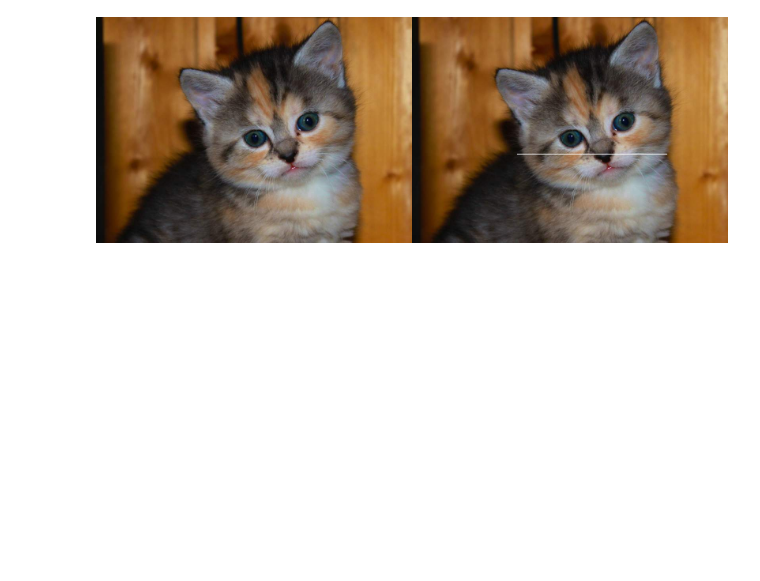
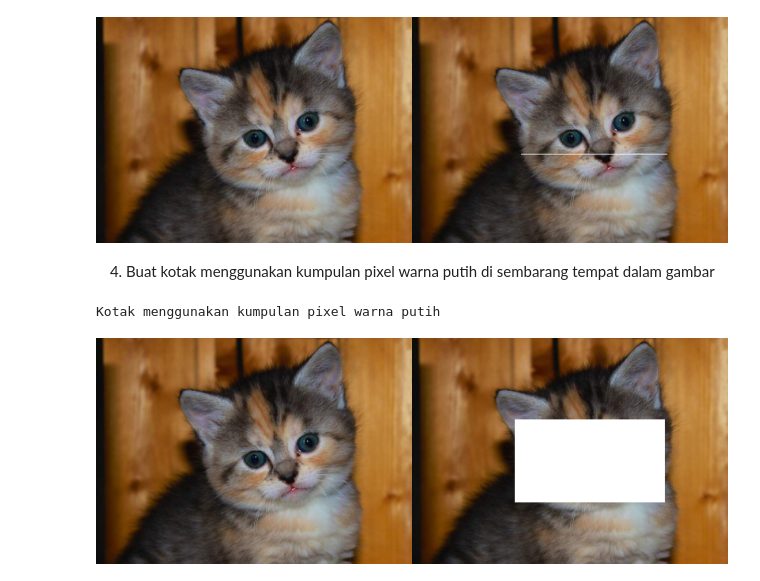
Before and after one commit to Vangzbill/PCVK_Ganjil_2023, a Jupyter notebook: Week1.ipynb, the cells around one changed output. Cells and saved outputs as stored; diff of their text form; code cells hidden in the pictures; blank space fills up the shorter version.

```diff
--- a/Week1.ipynb
+++ b/Week1.ipynb
@@ -102,7 +102,7 @@ image_2 = cv.cvtColor(image, cv.COLOR_BGR2RGB)
 image_3 = cv.cvtColor(image, cv.COLOR_BGR2RGB)
 
 # membuat garis vertikal ditengah image
-for x in range ((tinggi - 20)//2, (tinggi - 100)//2 + 230 ):
+for x in range ((tinggi - 10)//2, (tinggi - 100)//2 + 230 ):
   image_3[int((tinggi)/2 + 30), x] = [255,255,255]
 
 
@@ -112,3 +112,20 @@ cv2_imshow(final_frame)
 # %% [output]
 Garis Horizontal ditengah dengan panjang tertentu
 [figure]
+# %% [markdown]
+4. Buat kotak menggunakan kumpulan pixel warna putih di sembarang tempat dalam gambar
+# %%
+image_2 = cv.cvtColor(image, cv.COLOR_BGR2RGB)
+image_3 = cv.cvtColor(image, cv.COLOR_BGR2RGB)
+
+# membuat kotak menggunakan kumpulan pixel warna putih
+for x in range ((tinggi - 100)//2, (tinggi - 90)//2 + 100 ):
+  for y in range((lebar + 20) //2, (lebar + 100) // 2 + 150):
+    image_3[x+10,y-80] = [255,255,255]
+
+final_frame = cv.hconcat((image_2, image_3))
+print('Kotak menggunakan kumpulan pixel warna putih')
+cv2_imshow(final_frame)
+# %% [output]
+Kotak menggunakan kumpulan pixel warna putih
+[figure, added]
```
